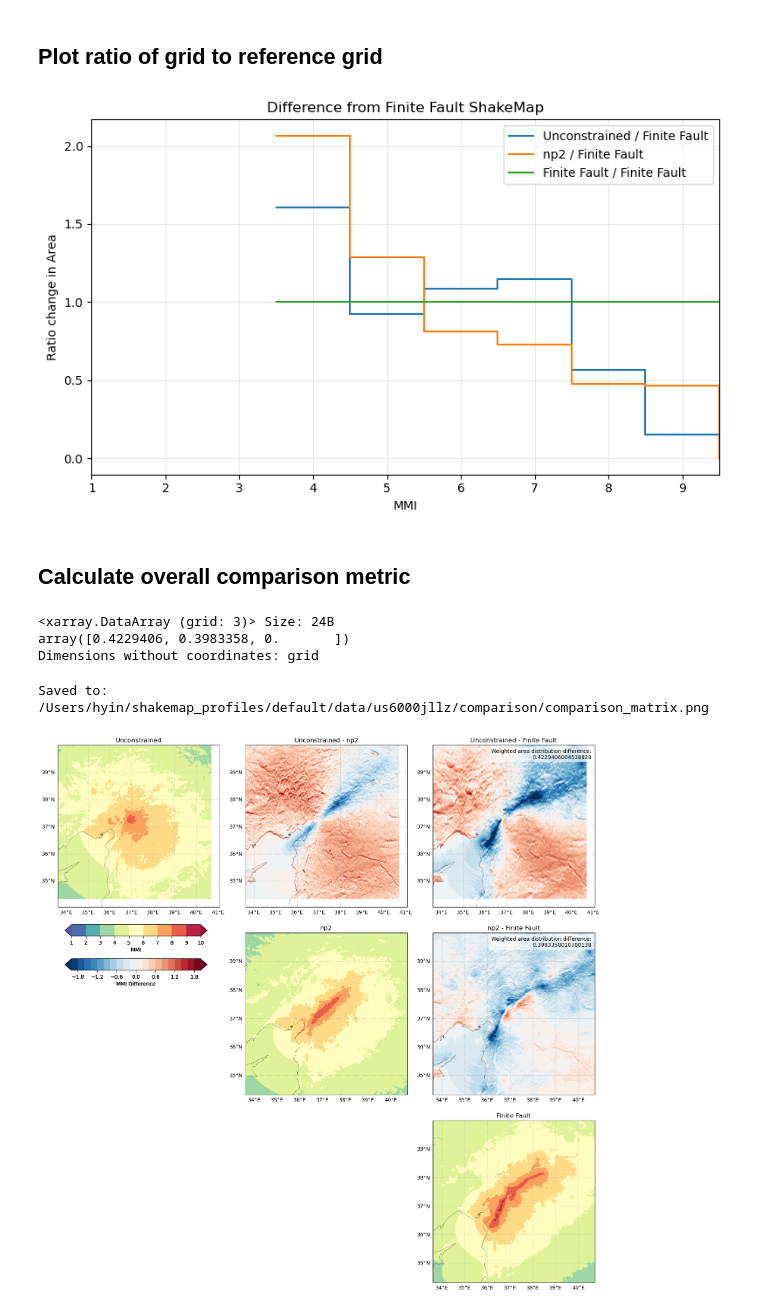
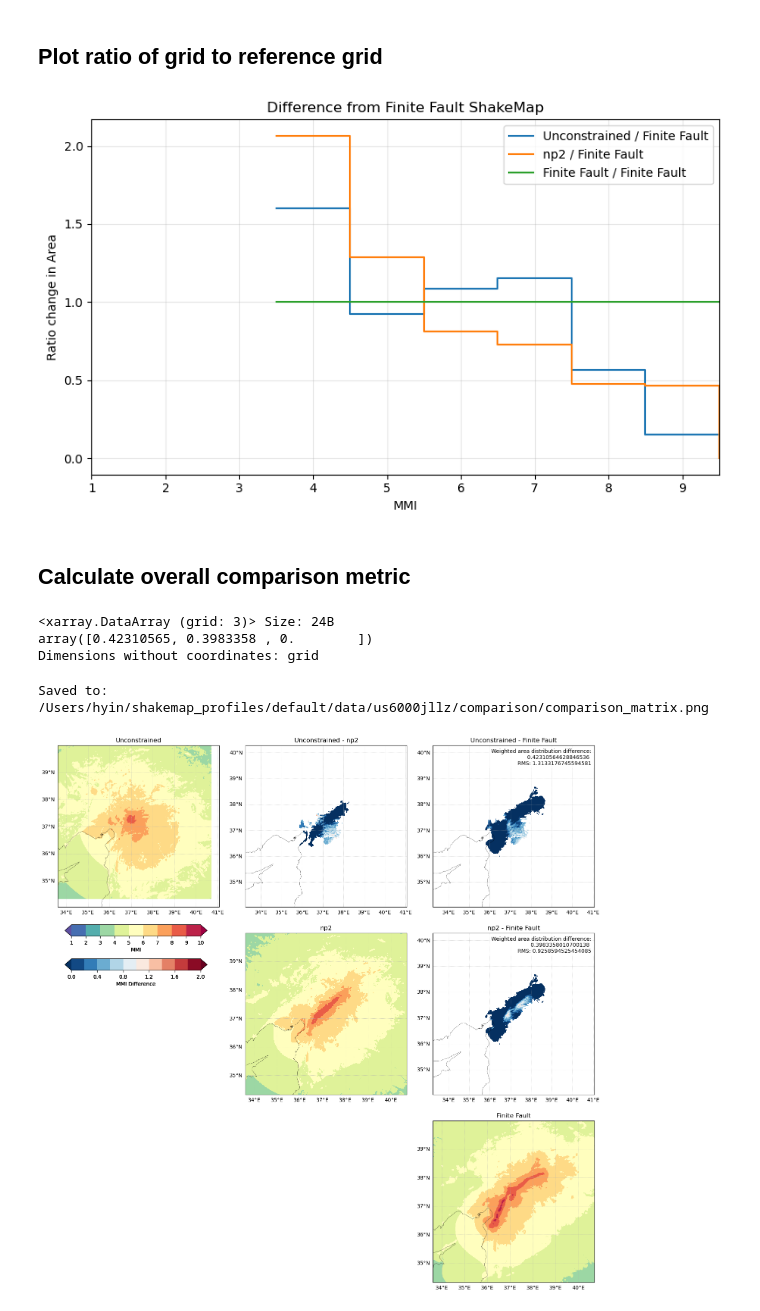
Before and after one commit to zoe-yin/shakemap-postprocess-tools, a Jupyter notebook: compare_shakemaps/calcDiff_v02.ipynb, the cells around one changed output. Cells and saved outputs as stored; diff of their text form; code cells hidden in the pictures.

Commit message:
back to working calcDiff_v03

```diff
--- a/compare_shakemaps/calcDiff_v02.ipynb
+++ b/compare_shakemaps/calcDiff_v02.ipynb
@@ -65,8 +65,8 @@ def grid_to_xarray(grid, name="mmi"):
     gd = grid.getGeoDict()
     data = grid.getData()
 
-    lats = np.linspace(gd.ymin, gd.ymax, gd.ny)
-    lons = np.linspace(gd.xmin, gd.xmax, gd.nx)
+    lats = gd.ymin + np.arange(gd.ny) * gd.dy
+    lons = gd.xmin + np.arange(gd.nx) * gd.dx
 
     return xr.DataArray(
         data,
@@ -81,6 +81,15 @@ def grid_to_xarray(grid, name="mmi"):
 grids = [ShakeGrid.load(f).getData()[imt] for f in grid_files]
 
 xr_grids = [grid_to_xarray(g,name=imt) for g in grids]
+
+# Sanity check on grid extents and spcaing
+for i, da in enumerate(xr_grids):
+    print(f"\nGrid {labels[i]}")
+    print(f"  lat range: {da.lat.min().item():.6f} → {da.lat.max().item():.6f}")
+    print(f"  lon range: {da.lon.min().item():.6f} → {da.lon.max().item():.6f}")
+    print(f"  dlat: {np.diff(da.lat).mean():.6f}")
+    print(f"  dlon: {np.diff(da.lon).mean():.6f}")
+
 
 # Fin the intersection among all grids
 lat_min = max(da.lat.min().item() for da in xr_grids)
@@ -101,6 +110,8 @@ xr_interp = [
     for da in xr_grids
 ]
 
+# # apply it
+# xr_interp = [da.where(valid_mask) for da in xr_interp]
 
 # Double check that everything is aligned before moving on
 ref = xr_interp[0]
@@ -109,5 +120,5 @@ for i, da in enumerate(xr_interp):
         raise ValueError(f"Grid {i} not aligned!")
 
 # For example, here is how you would grab the value at or closest to a specific point
-xr_interp[0].sel(lat=35,lon=33, method="nearest")  #
+# xr_interp[0].sel(lat=35,lon=33, method="nearest")  #
 # %% [output]
@@ -283,7 +272,7 @@ plt.tight_layout()
 plt.savefig(f"{output}/MMI_area-intensity-dist_comparison.png", dpi=200)
 plt.show()
 # %% [output]
-[figure, old version]
+[figure, new version]
 # %% [markdown]
 ## Calculate overall comparison metric
 # %%
@@ -306,18 +295,26 @@ normalized_metric = weighted_metric / (mmi * bin_widths).sum()
 normalized_metric
 # %% [output]
 <xarray.DataArray (grid: 3)> Size: 24B
-array([0.4229406, 0.3983358, 0.       ])
+array([0.42310565, 0.3983358 , 0.        ])
 Dimensions without coordinates: grid
 # %%
 import numpy as np
 import matplotlib.pyplot as plt
 import cartopy.crs as ccrs
+
+mmi_levels = np.linspace(1, 10, 10)
+diff_levels = np.linspace(0, 2.0, 11)
+threshold = 7.0
+
+n = len(labels)
+
 
 fig, axs = plt.subplots(
     n, n,
     figsize=(5*n, 5*n),
     subplot_kw={'projection': ccrs.PlateCarree()}
 )
+
 
 for i in range(n):
     for j in range(n):
@@ -400,32 +397,32 @@ for i in range(n):
             gl.top_labels = False
             gl.right_labels = False
 
             axs[i, j].set_title(f"{labels[i]} - {labels[j]}")
 
             cax2 = fig.add_axes([0.05, ((n-1)/n) - 0.09, 1/(n+1), 0.02])
             fig.colorbar(cs, cax=cax2, orientation="horizontal").set_label("MMI Difference")
 
             # annotation
             if j == (n - 1):
                 axs[i, j].text(
                     0.98, 0.98,
-                    f"Weighted area distribution difference:\n{normalized_metric.data[i]}",
+                    f"Weighted area distribution difference:\n{normalized_metric.data[i]} \n RMS: {rms}",
                     transform=axs[i, j].transAxes,
                     ha="right",
                     va="top",
                     fontsize=10,
                     bbox=dict(facecolor="white", alpha=0.6, edgecolor="none")
                 )
 
         # -------------------------
         # LOWER TRIANGLE (redundant safety)
         # -------------------------
         else:
             axs[i, j].set_visible(False)
 
 plt.tight_layout()
 plt.savefig(f"{output}comparison_matrix.png", dpi=300)
 print(f"Saved to: {output}comparison_matrix.png")
 # %% [output]
 Saved to: /Users/hyin/shakemap_profiles/default/data/us6000jllz/comparison/comparison_matrix.png
-[figure, old version]
+[figure, new version]
```
Also changed, not shown: parts of 6 cells of this notebook, 2 other files.
